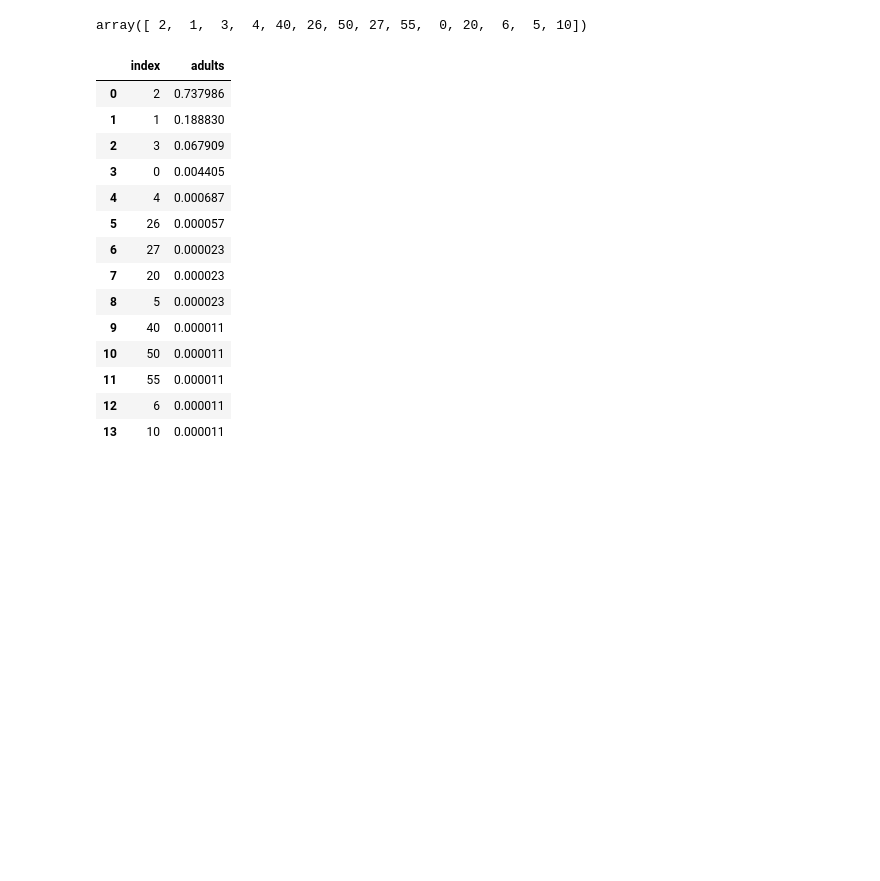
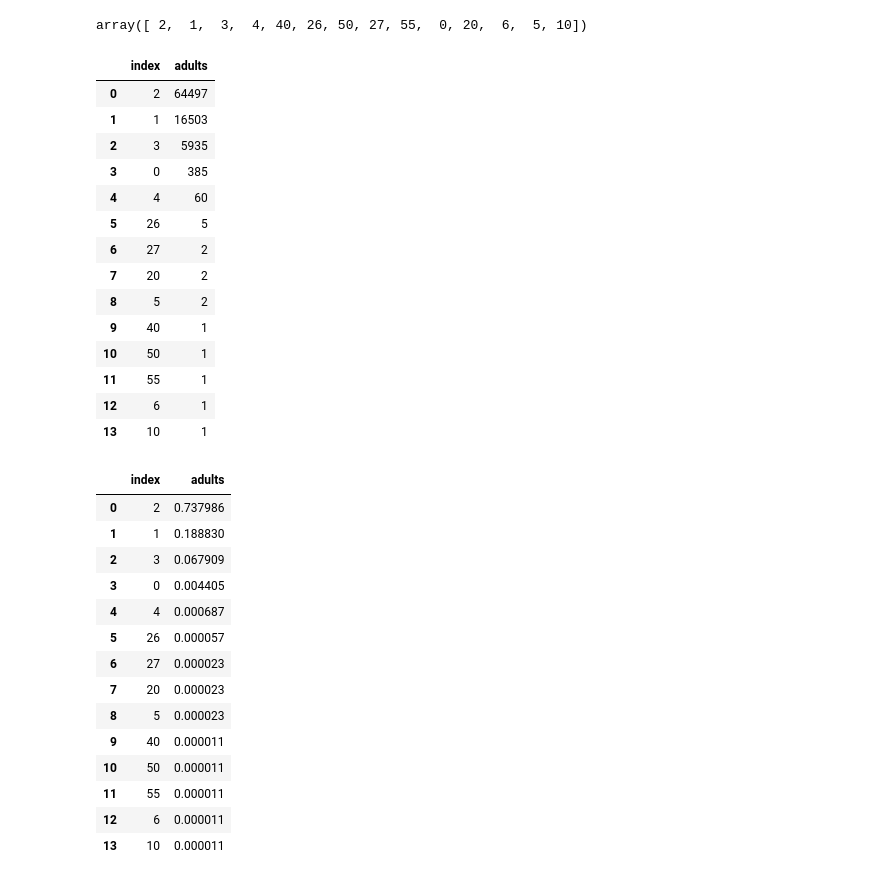
Before and after one commit to RAHULRAJ666DX/Capston-Hotel-Booking-Analysis-, a Jupyter notebook: EDA_Hotel_Booking_Analysis_Rahul_Raj.ipynb, the cells around one changed output. Cells and saved outputs as stored; diff of their text form; code cells hidden in the pictures; blank space fills up the shorter version.

```diff
--- a/EDA_Hotel_Booking_Analysis_Rahul_Raj.ipynb
+++ b/EDA_Hotel_Booking_Analysis_Rahul_Raj.ipynb
@@ -971,6 +973,24 @@ print(df.columns.tolist())
 df.adults.unique()
 # %% [output]
 array([ 2,  1,  3,  4, 40, 26, 50, 27, 55,  0, 20,  6,  5, 10])
+# %%
+df.adults.value_counts().reset_index()
+# %% [output]
+|  | index | adults |
+| 0 | 2 | 64497 |
+| 1 | 1 | 16503 |
+| 2 | 3 | 5935 |
+| 3 | 0 | 385 |
+| 4 | 4 | 60 |
+| 5 | 26 | 5 |
+| 6 | 27 | 2 |
+| 7 | 20 | 2 |
+| 8 | 5 | 2 |
+| 9 | 40 | 1 |
+| 10 | 50 | 1 |
+| 11 | 55 | 1 |
+| 12 | 6 | 1 |
+| 13 | 10 | 1 |
 # %%
 df.adults.value_counts(normalize=True).reset_index()
 # %% [output]
```
Also changed, not shown: parts of 20 cells of this notebook.
